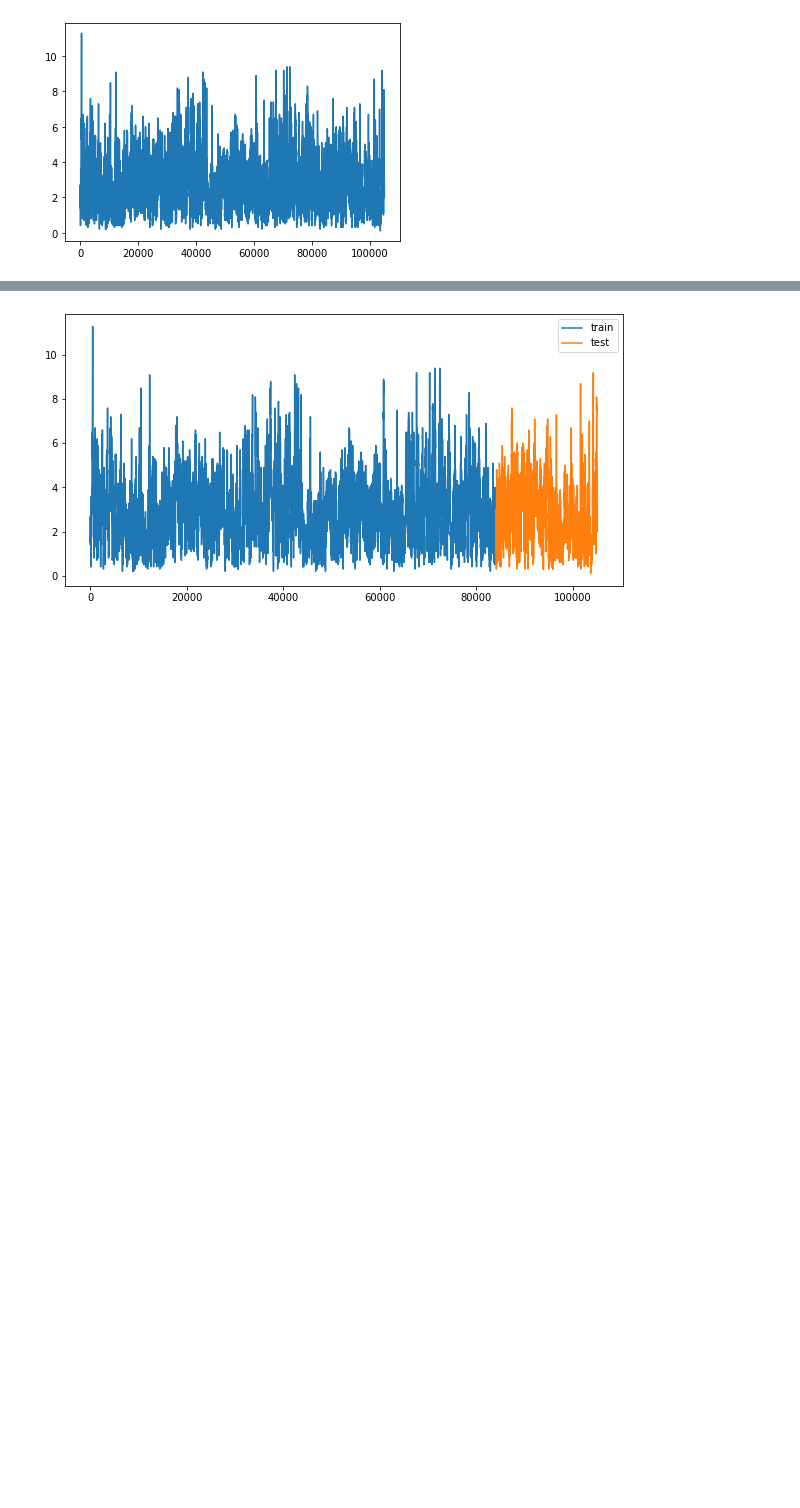
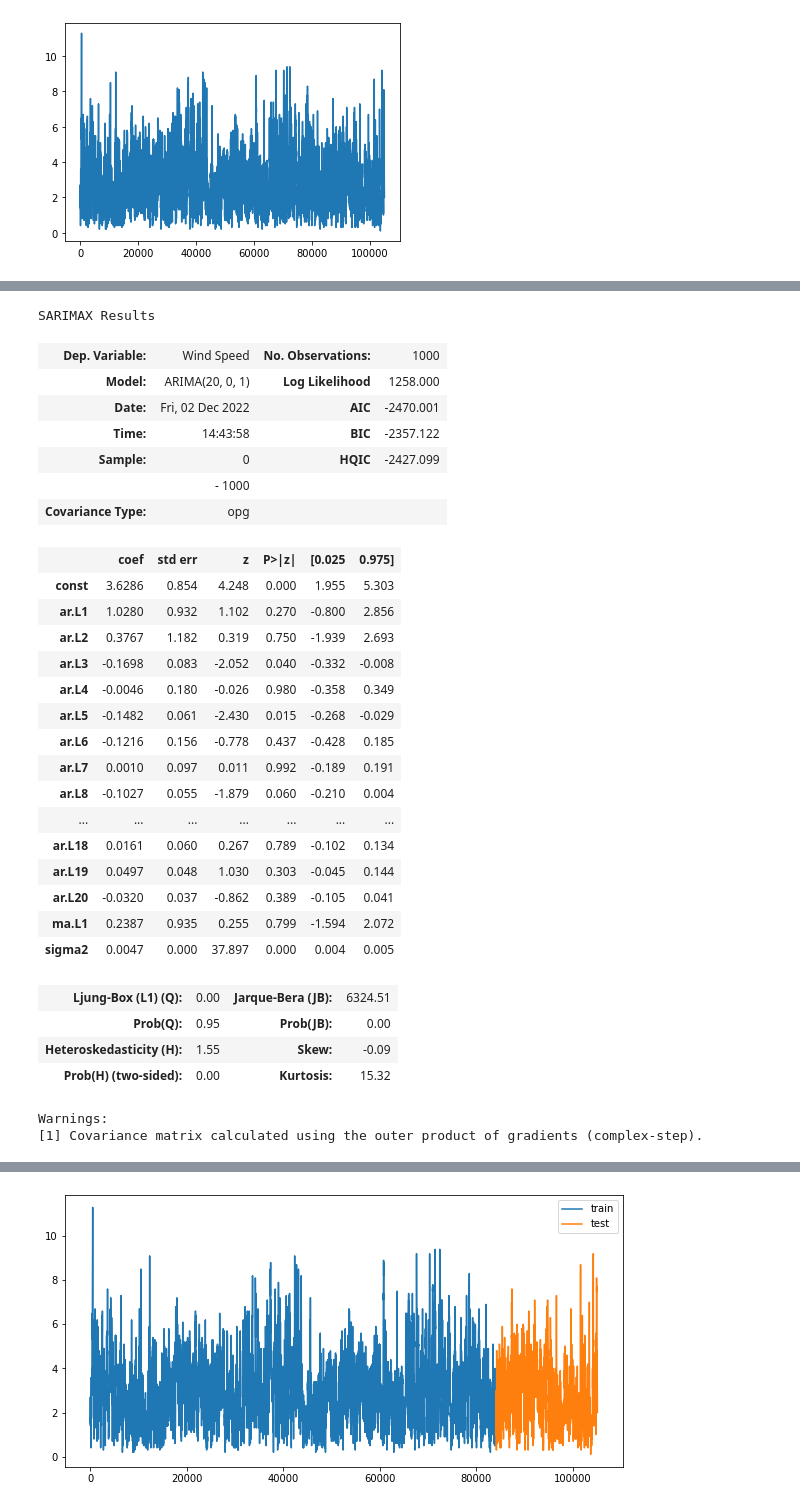
Before and after one commit to y-akbal/Tedu_Time_Series, a Jupyter notebook: W8/W8P2.ipynb, the cells around one changed output, grey strips where cells are left out. Saved outputs shown, nothing was run; the diff lists cells and outputs as text; code cells hidden in the pictures; blank space fills up the shorter version.

```diff
--- a/W8/W8P2.ipynb
+++ b/W8/W8P2.ipynb
@@ -50,0 +96,33 @@ plt.plot(data)   #### you see there is not explicit trend, nor unit root.
+# %%
+model.summary()
+# %% [output]
+SARIMAX Results
+| Dep. Variable: | Wind Speed | No. Observations: | 1000 |
+| Model: | ARIMA(20, 0, 1) | Log Likelihood | 1258.000 |
+| Date: | Fri, 02 Dec 2022 | AIC | -2470.001 |
+| Time: | 14:43:58 | BIC | -2357.122 |
+| Sample: | 0 | HQIC | -2427.099 |
+|  | - 1000 |  |  |
+| Covariance Type: | opg |  |  |
+|  | coef | std err | z | P>|z| | [0.025 | 0.975] |
+| const | 3.6286 | 0.854 | 4.248 | 0.000 | 1.955 | 5.303 |
+| ar.L1 | 1.0280 | 0.932 | 1.102 | 0.270 | -0.800 | 2.856 |
+| ar.L2 | 0.3767 | 1.182 | 0.319 | 0.750 | -1.939 | 2.693 |
+| ar.L3 | -0.1698 | 0.083 | -2.052 | 0.040 | -0.332 | -0.008 |
+| ar.L4 | -0.0046 | 0.180 | -0.026 | 0.980 | -0.358 | 0.349 |
+| ar.L5 | -0.1482 | 0.061 | -2.430 | 0.015 | -0.268 | -0.029 |
+| ar.L6 | -0.1216 | 0.156 | -0.778 | 0.437 | -0.428 | 0.185 |
+| ar.L7 | 0.0010 | 0.097 | 0.011 | 0.992 | -0.189 | 0.191 |
+| ar.L8 | -0.1027 | 0.055 | -1.879 | 0.060 | -0.210 | 0.004 |
+| ... | ... | ... | ... | ... | ... | ... |
+| ar.L18 | 0.0161 | 0.060 | 0.267 | 0.789 | -0.102 | 0.134 |
+| ar.L19 | 0.0497 | 0.048 | 1.030 | 0.303 | -0.045 | 0.144 |
+| ar.L20 | -0.0320 | 0.037 | -0.862 | 0.389 | -0.105 | 0.041 |
+| ma.L1 | 0.2387 | 0.935 | 0.255 | 0.799 | -1.594 | 2.072 |
+| sigma2 | 0.0047 | 0.000 | 37.897 | 0.000 | 0.004 | 0.005 |
+| Ljung-Box (L1) (Q): | 0.00 | Jarque-Bera (JB): | 6324.51 |
+| Prob(Q): | 0.95 | Prob(JB): | 0.00 |
+| Heteroskedasticity (H): | 1.55 | Skew: | -0.09 |
+| Prob(H) (two-sided): | 0.00 | Kurtosis: | 15.32 |
+Warnings:
+[1] Covariance matrix calculated using the outer product of gradients (complex-step).
```
Also changed, not shown: parts of 10 cells of this notebook.
